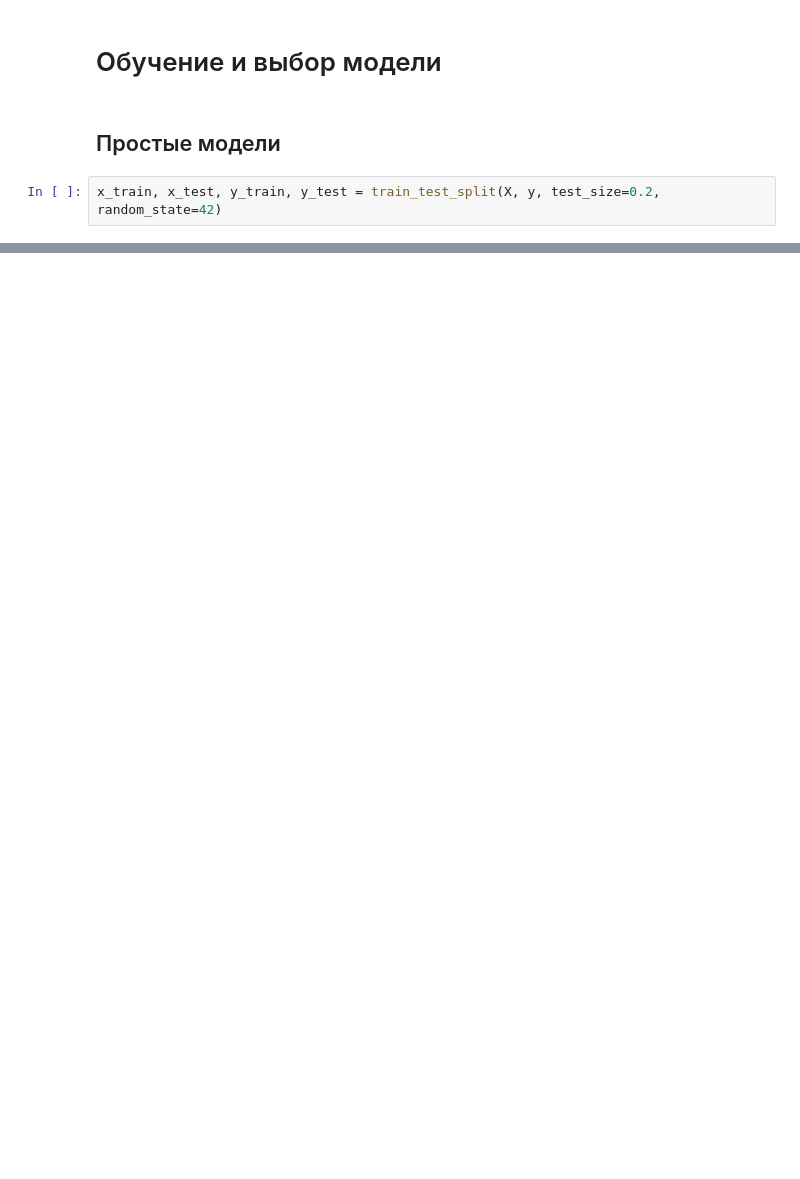
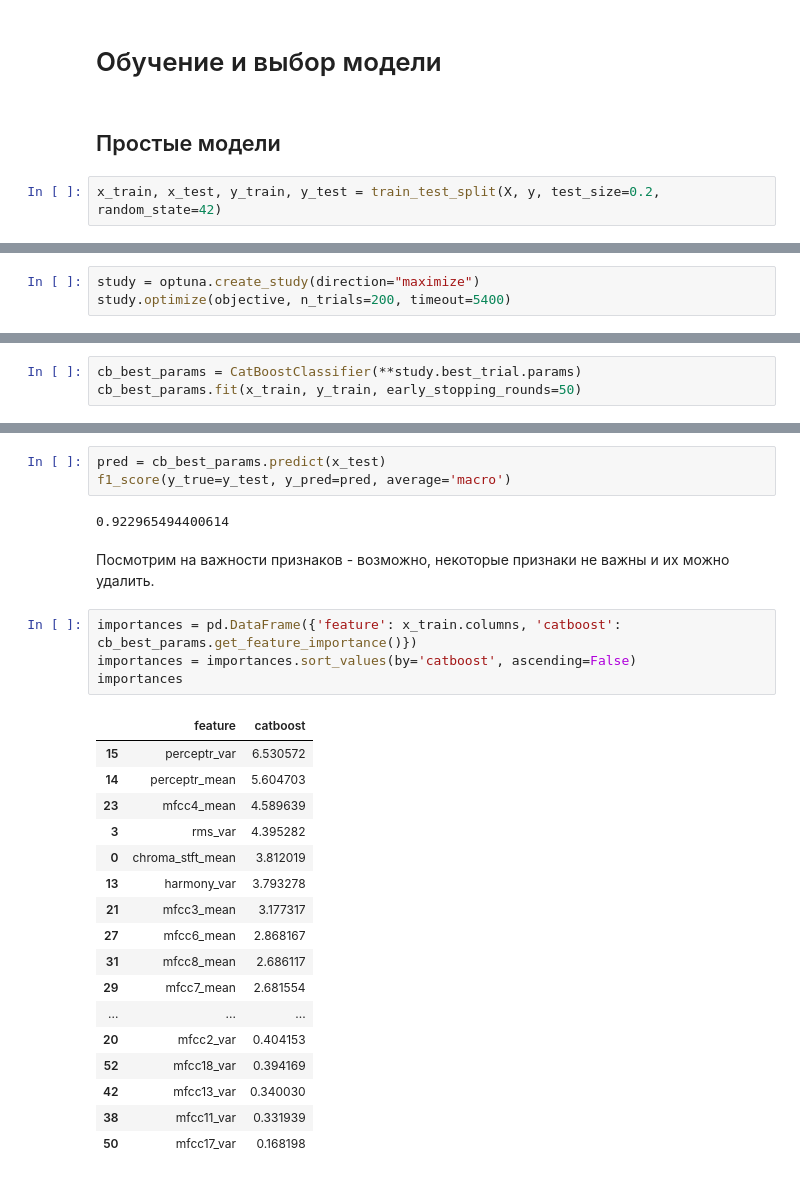
Before and after one commit to nixiieee/music-genre-classification, a Jupyter notebook: project.ipynb, the cells around one changed output, grey strips where cells are left out. Cells and saved outputs as stored; diff of their text form; blank space fills up the shorter version.

```diff
--- a/project.ipynb
+++ b/project.ipynb
@@ -168,0 +210,3 @@ fit_results
+# %%
+study = optuna.create_study(direction="maximize")
+study.optimize(objective, n_trials=200, timeout=5400)
@@ -168,0 +248,3 @@ fit_results
+# %%
+cb_best_params = CatBoostClassifier(**study.best_trial.params)
+cb_best_params.fit(x_train, y_train, early_stopping_rounds=50)
@@ -168,0 +270,29 @@ fit_results
+# %%
+pred = cb_best_params.predict(x_test)
+f1_score(y_true=y_test, y_pred=pred, average='macro')
+# %% [output]
+0.922965494400614
+# %% [markdown]
+Посмотрим на важности признаков - возможно, некоторые признаки не важны и их можно удалить.
+# %%
+importances = pd.DataFrame({'feature': x_train.columns, 'catboost': cb_best_params.get_feature_importance()})
+importances = importances.sort_values(by='catboost', ascending=False)
+importances
+# %% [output]
+|  | feature | catboost |
+| 15 | perceptr_var | 6.530572 |
+| 14 | perceptr_mean | 5.604703 |
+| 23 | mfcc4_mean | 4.589639 |
+| 3 | rms_var | 4.395282 |
+| 0 | chroma_stft_mean | 3.812019 |
+| 13 | harmony_var | 3.793278 |
+| 21 | mfcc3_mean | 3.177317 |
+| 27 | mfcc6_mean | 2.868167 |
+| 31 | mfcc8_mean | 2.686117 |
+| 29 | mfcc7_mean | 2.681554 |
+| ... | ... | ... |
+| 20 | mfcc2_var | 0.404153 |
+| 52 | mfcc18_var | 0.394169 |
+| 42 | mfcc13_var | 0.340030 |
+| 38 | mfcc11_var | 0.331939 |
+| 50 | mfcc17_var | 0.168198 |
```
Also changed, not shown: parts of 29 cells of this notebook.
